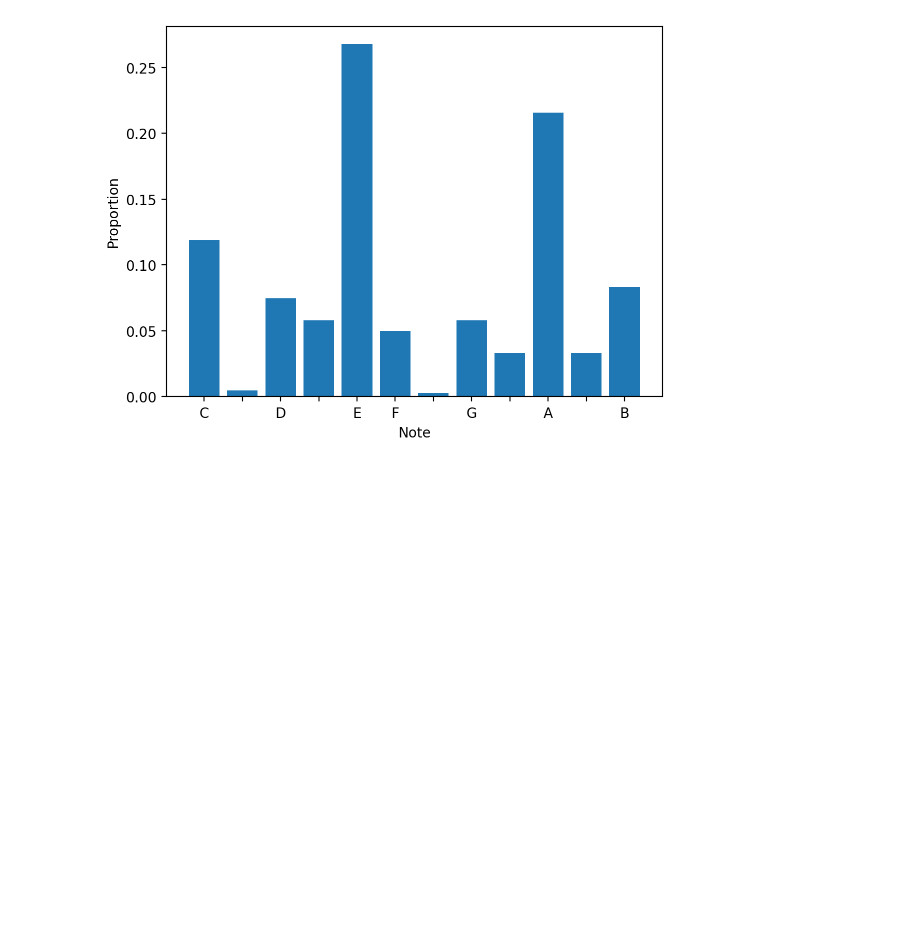
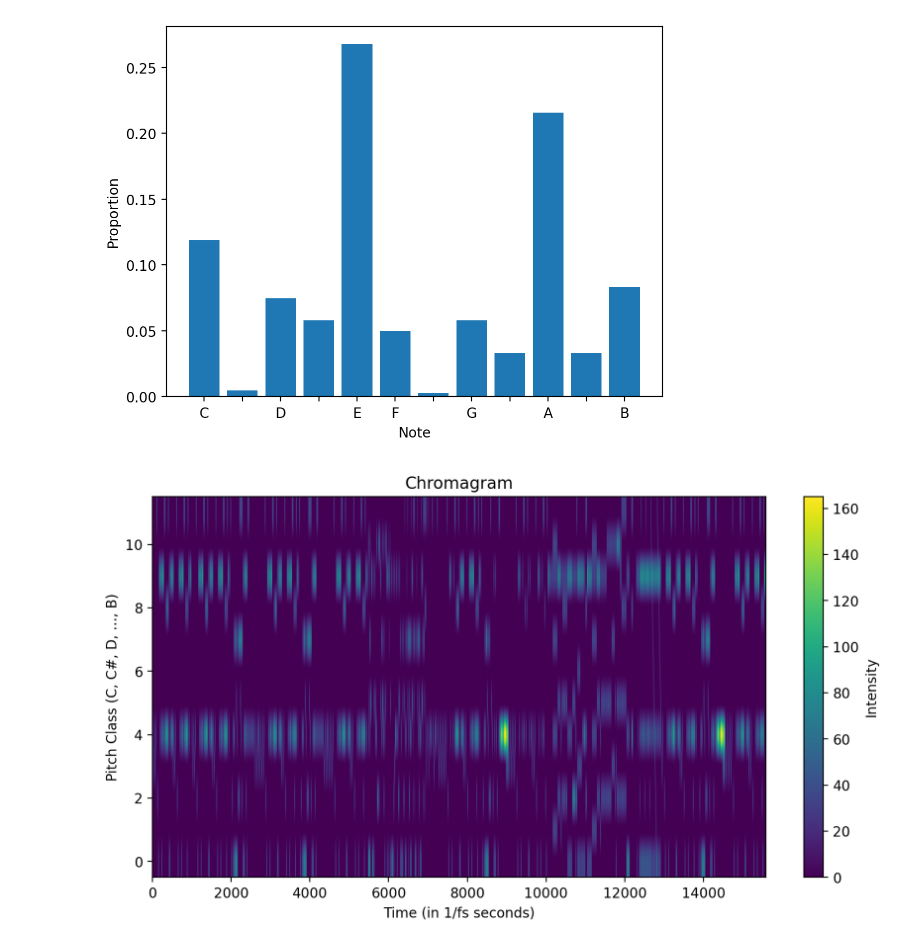
Before and after one commit to Pytleniu/music_metrics, a Jupyter notebook: examples/example_usage.ipynb, the cells around one changed output. Drawn from its saved outputs; the diff is of its cells as text; code cells hidden in the pictures; blank space fills up the shorter version.

Commit message:
feat: add chromagram graph to example.ipynb

```diff
--- a/examples/example_usage.ipynb
+++ b/examples/example_usage.ipynb
@@ -57,3 +54,8 @@ histogram = pitch_metrics_path['pitch_class_histogram']
 pitch_metrics.plot_pitch_class_histogram(histogram)
 # %% [output]
 [figure]
+# %%
+chroma = pitch_metrics_path['chroma']
+pitch_metrics.plot_chromagram(chroma)
+# %% [output]
+[figure, added]
```
Also changed, not shown: parts of 2 cells of this notebook.
